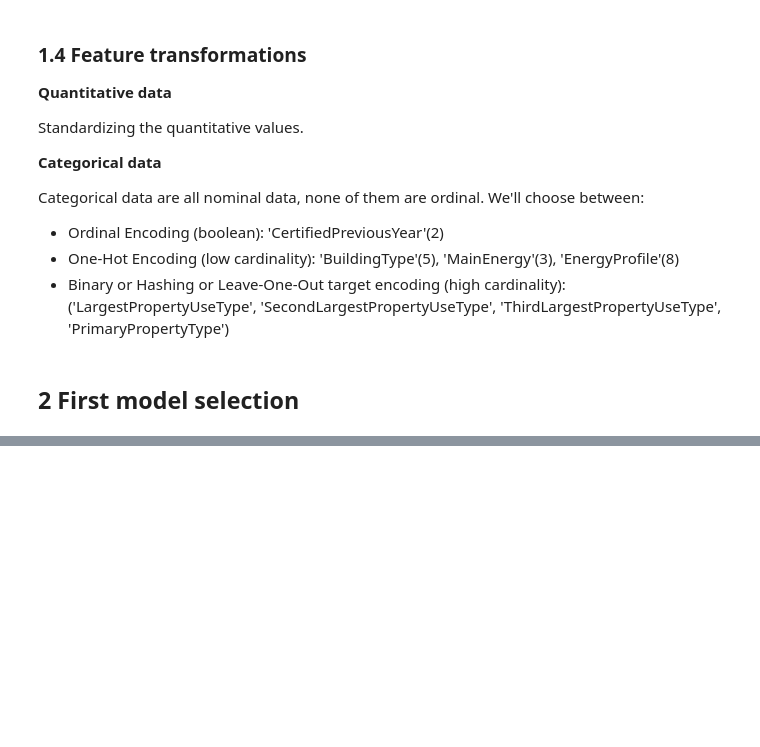
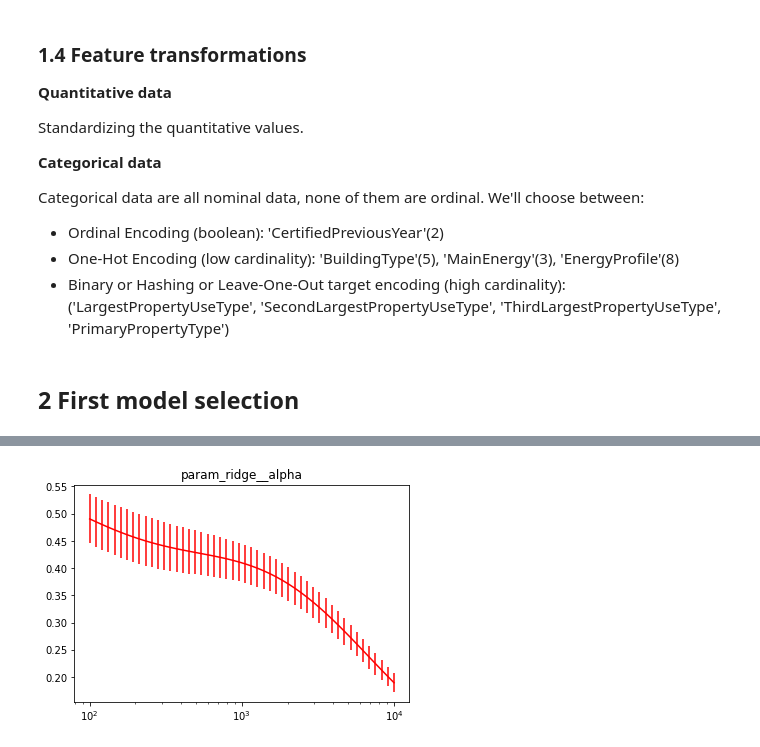
Before and after one commit to SmellyArmure/OC_DS_Project4, a Jupyter notebook: NOTEBOOKS/P4_Modelling.ipynb, the cells around one changed output, grey strips where cells are left out. Drawn from its saved outputs; the diff is of its cells as text; code cells hidden in the pictures; blank space fills up the shorter version.

```diff
--- a/NOTEBOOKS/P4_Modelling.ipynb
+++ b/NOTEBOOKS/P4_Modelling.ipynb
@@ -478,6 +499,8 @@ PoissonRegressor, PassiveAggressiveRegressor'''
 from sklearn.linear_model import *
 # %%
 # sans optimisation
+
+df_non_opt = pd.DataFrame(dtype = 'object')
 
 for name_reg, reg in zip(['Ridge', 'Lasso', 'ElasticNet', 'Lars', 'LassoLars',
                           'ARDRegression', 'BayesianRidge', 'SGDRegressor',
@@ -493,9 +516,4 @@ for name_reg, reg in zip(['Ridge', 'Lasso', 'ElasticNet', 'Lars', 'LassoLars',
     pipe = make_pipeline(column_trans, reg)
     pipe.fit(X_tr,y1_tr)
 
-    y_pr = pipe.predict(X_te)
-    res = scores_reg(name_reg, y1_te, y_pr).astype('object')
-    res_cv = cv_scores_reg(name_reg, pipe, X_te_sel, y1_te).astype('object') # ne marche pas ?
-
-    df_res[res.name] = pd.concat([res.astype('object'), res_cv.astype('object')])
-df_res
+    df_non_opt = get_append_scores(name_reg, pipe, X_te, y1_te, df_non_opt, cv=6)
@@ -589,0 +530,25 @@ for name_reg, reg in zip(['Ridge', 'Lasso', 'ElasticNet'],
+# %%
+# optimisation de quelques-uns
+
+kf = KFold(n_splits=5, shuffle=True)
+dict_param_grid = {'my_Ridge': {'alpha': np.logspace(2,4,50)},
+                   'my_Lasso': {'alpha': np.logspace(5,7,50)},
+                   'my_ElasticNet': {'alpha': np.logspace(5,7,50),
+                                     'l1_ratio': [0.15,0.3,0.45,0.6,0.75]}}
+li_models = [Ridge(), Lasso(), ElasticNet()]
+li_name_models = ['my_Ridge', 'my_Lasso', 'my_ElasticNet']
+kf_gscv = KFold(n_splits=2, shuffle=True)
+
+dict_gscv = {}
+for reg, name_reg in zip(li_models, li_name_models):
+    param_grid = dict_param_grid[name_reg]
+    gscv, new_df_res = model_optimizer(name_reg=name_reg,
+                                       data_preproc=column_trans,
+                                       reg=reg,
+                                       param_grid=param_grid,
+                                       Xtr=X_tr, ytr=y1_tr, Xte=X_te, yte=y1_te,
+                                       cv_gs=kf_gscv, cv_test=6)
+    df_res = pd.concat([df_res, new_df_res], axis=1)
+    dict_gscv[name_reg] = gscv
+
+df_res
@@ -589,0 +580,4 @@ for name_reg, reg in zip(['Ridge', 'Lasso', 'ElasticNet'],
+# %%
+plot_1D_hyperparam_opt(dict_gscv['my_Ridge'], log_sc=True)
+# %% [output]
+[figure, added]
```
Also changed, not shown: parts of 37 cells of this notebook, 4 other files.
